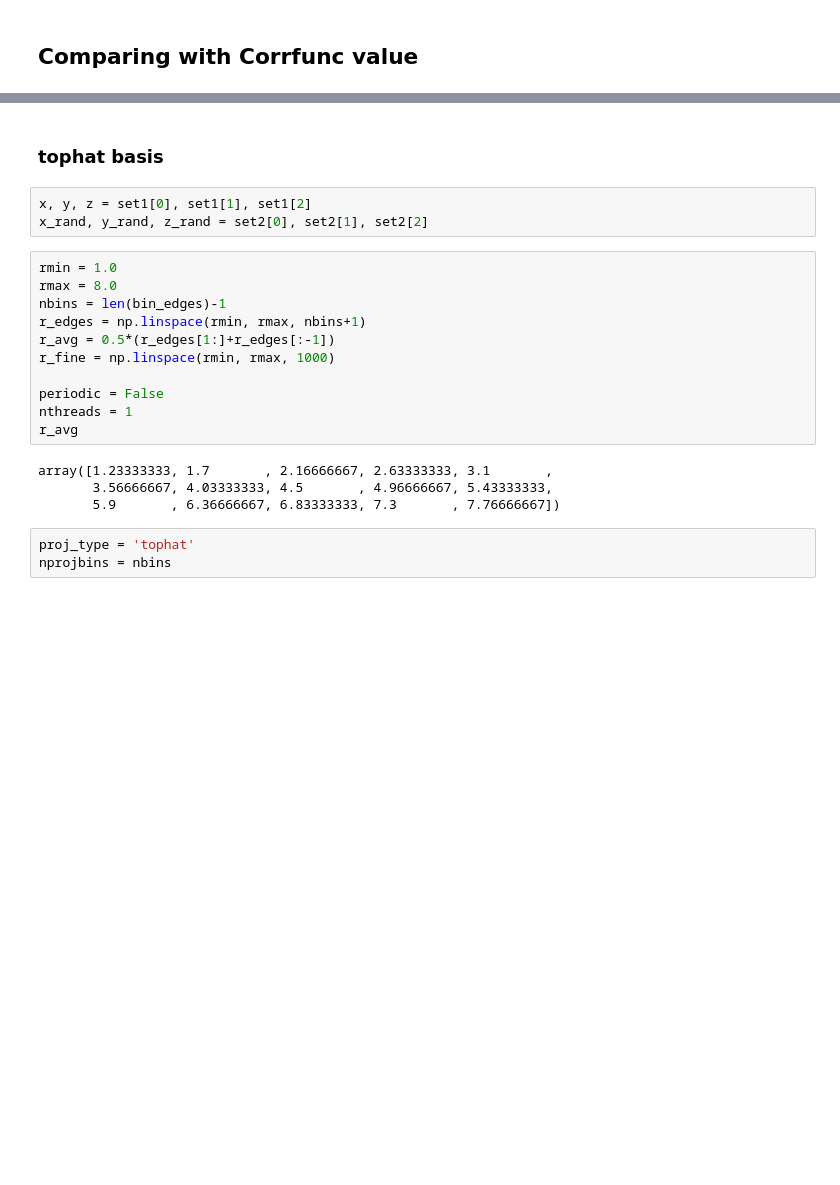
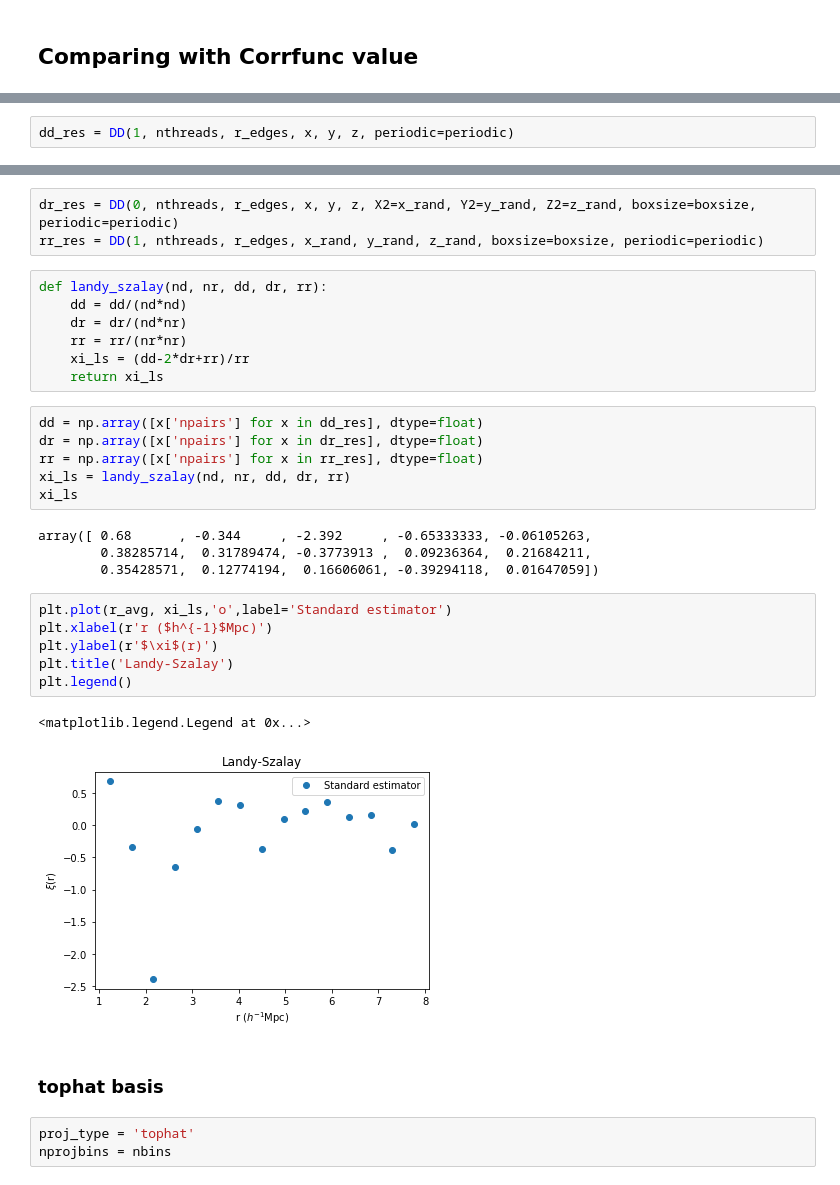
Before and after one commit to abbyw24/CFE_gradients, a Jupyter notebook: lss_data/aug21-demo-corr-func.ipynb, the cells around one changed output, grey strips where cells are left out. Cells and saved outputs as stored; diff of their text form; blank space fills up the shorter version.

```diff
--- a/lss_data/aug21-demo-corr-func.ipynb
+++ b/lss_data/aug21-demo-corr-func.ipynb
@@ -265,0 +289,2 @@ len(bin_edges)-1
+# %%
+dd_res = DD(1, nthreads, r_edges, x, y, z, periodic=periodic)
@@ -266,23 +315,34 @@ len(bin_edges)-1
+# %%
+dr_res = DD(0, nthreads, r_edges, x, y, z, X2=x_rand, Y2=y_rand, Z2=z_rand, boxsize=boxsize, periodic=periodic)
+rr_res = DD(1, nthreads, r_edges, x_rand, y_rand, z_rand, boxsize=boxsize, periodic=periodic)
+# %%
+def landy_szalay(nd, nr, dd, dr, rr):
+    dd = dd/(nd*nd)
+    dr = dr/(nd*nr)
+    rr = rr/(nr*nr)
+    xi_ls = (dd-2*dr+rr)/rr
+    return xi_ls
+# %%
+dd = np.array([x['npairs'] for x in dd_res], dtype=float)
+dr = np.array([x['npairs'] for x in dr_res], dtype=float)
+rr = np.array([x['npairs'] for x in rr_res], dtype=float)
+xi_ls = landy_szalay(nd, nr, dd, dr, rr)
+xi_ls
+# %% [output]
+array([ 0.68      , -0.344     , -2.392     , -0.65333333, -0.06105263,
+        0.38285714,  0.31789474, -0.3773913 ,  0.09236364,  0.21684211,
+        0.35428571,  0.12774194,  0.16606061, -0.39294118,  0.01647059])
+# %%
+plt.plot(r_avg, xi_ls,'o',label='Standard estimator')
+plt.xlabel(r'r ($h^{-1}$Mpc)')
+plt.ylabel(r'$\xi$(r)')
+plt.title('Landy-Szalay')
+plt.legend()
+# %% [output]
+<matplotlib.legend.Legend at 0x...>
+[figure, added]
 # %% [markdown]
 ### tophat basis
-# %%
-x, y, z = set1[0], set1[1], set1[2]
-x_rand, y_rand, z_rand = set2[0], set2[1], set2[2]
-# %%
-rmin = 1.0
-rmax = 8.0
-nbins = len(bin_edges)-1
-r_edges = np.linspace(rmin, rmax, nbins+1)
-r_avg = 0.5*(r_edges[1:]+r_edges[:-1])
-r_fine = np.linspace(rmin, rmax, 1000)
-
-periodic = False
-nthreads = 1
-r_avg
-# %% [output]
-array([1.23333333, 1.7       , 2.16666667, 2.63333333, 3.1       ,
-       3.56666667, 4.03333333, 4.5       , 4.96666667, 5.43333333,
-       5.9       , 6.36666667, 6.83333333, 7.3       , 7.76666667])
 # %%
 proj_type = 'tophat'
 nprojbins = nbins
```
Also changed, not shown: parts of 30 cells of this notebook.
